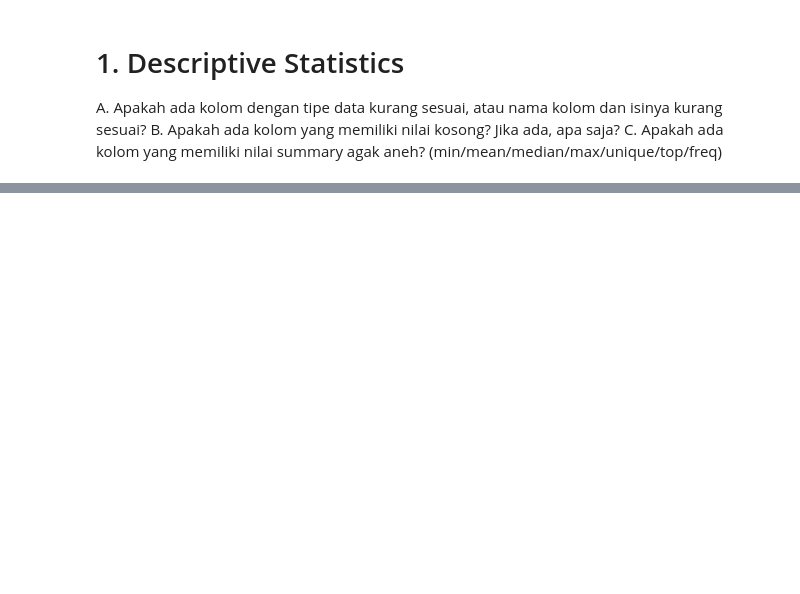
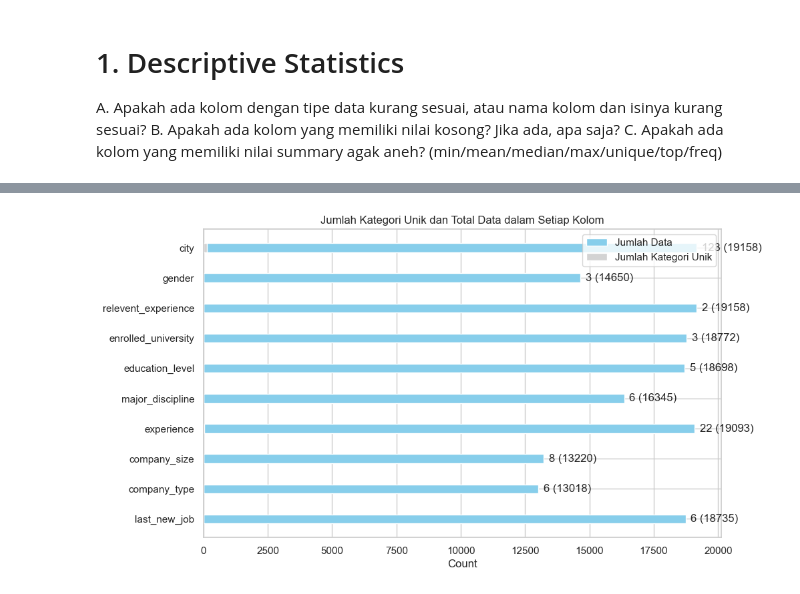
Before and after one commit to fachri34/Final-Project-Data-Science, a Jupyter notebook: HR Analytics.ipynb, the cells around one changed output, grey strips where cells are left out. Drawn from its saved outputs; the diff is of its cells as text; code cells hidden in the pictures; blank space fills up the shorter version.

```diff
--- a/HR Analytics.ipynb
+++ b/HR Analytics.ipynb
@@ -117,10 +22,0 @@ plt.show()
-# %%
-cats1=['gender','relevent_experience', 'enrolled_university', 'education_level','major_discipline','company_size', 'company_type','last_new_job']
-plt.figure(figsize=(12,20))
-for i, col in enumerate(cats1, 1):
-    plt.subplot(4, 2, i)
-    sns.countplot(data=df, x=col)
-    plt.title(f'Count Plot of {col}')
-    plt.xticks(rotation = 25)
-plt.tight_layout()
-plt.show()
@@ -139,12 +22,0 @@ plt.show()
-# %%
-cats1=['gender','relevent_experience', 'enrolled_university', 'education_level','major_discipline','company_size', 'company_type','last_new_job']
-
-plt.figure(figsize=(12,20))
-for i, col in enumerate(cats1, 1):
-    df.groupby(col)['target'].value_counts(normalize=True).unstack('target').plot.bar(stacked=True)
-    plt.title(f'Percentage of Job Seeking by {col}')
-    plt.legend(labels=('Non seeking', 'Seeking'))
-    plt.xticks(rotation = 25)
-
-plt.tight_layout()
-plt.show()
@@ -160,0 +130,25 @@ plt.show()
+# %%
+import matplotlib.pyplot as plt
+
+columns = ["city", "gender", "relevent_experience", "enrolled_university", "education_level", "major_discipline", "experience", "company_size", "company_type", "last_new_job"]
+count = [19158, 14650, 19158, 18772, 18698, 16345, 19093, 13220, 13018, 18735]
+unique_values = [123, 3, 2, 3, 5, 6, 22, 8, 6, 6]
+
+plt.figure(figsize=(10, 6))
+bar_width = 0.3
+index = range(len(columns))
+
+plt.barh(index, count, bar_width, color='skyblue', label='Jumlah Data')
+plt.barh(index, unique_values, bar_width, color='lightgrey', label='Jumlah Kategori Unik')
+
+for i in index:
+    plt.text(count[i] + 200, i, f'{unique_values[i]} ({count[i]})', va='center')
+
+plt.xlabel('Count')
+plt.title('Jumlah Kategori Unik dan Total Data dalam Setiap Kolom')
+plt.yticks(index, columns)
+plt.gca().invert_yaxis()
+plt.legend()
+plt.show()
+# %% [output]
+[figure, added]
```
Also changed, not shown: parts of 45 cells of this notebook, 1 other file.
